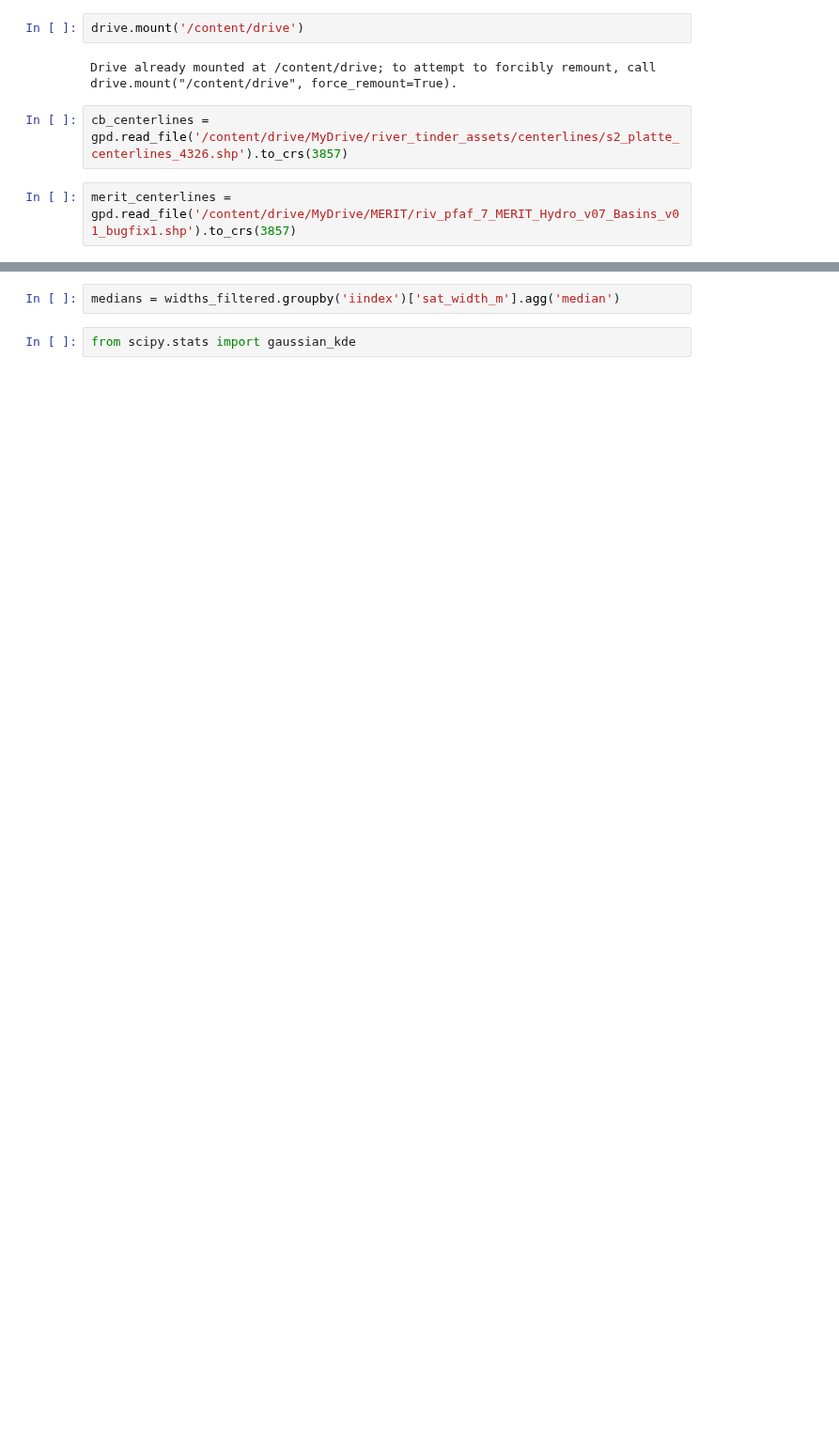
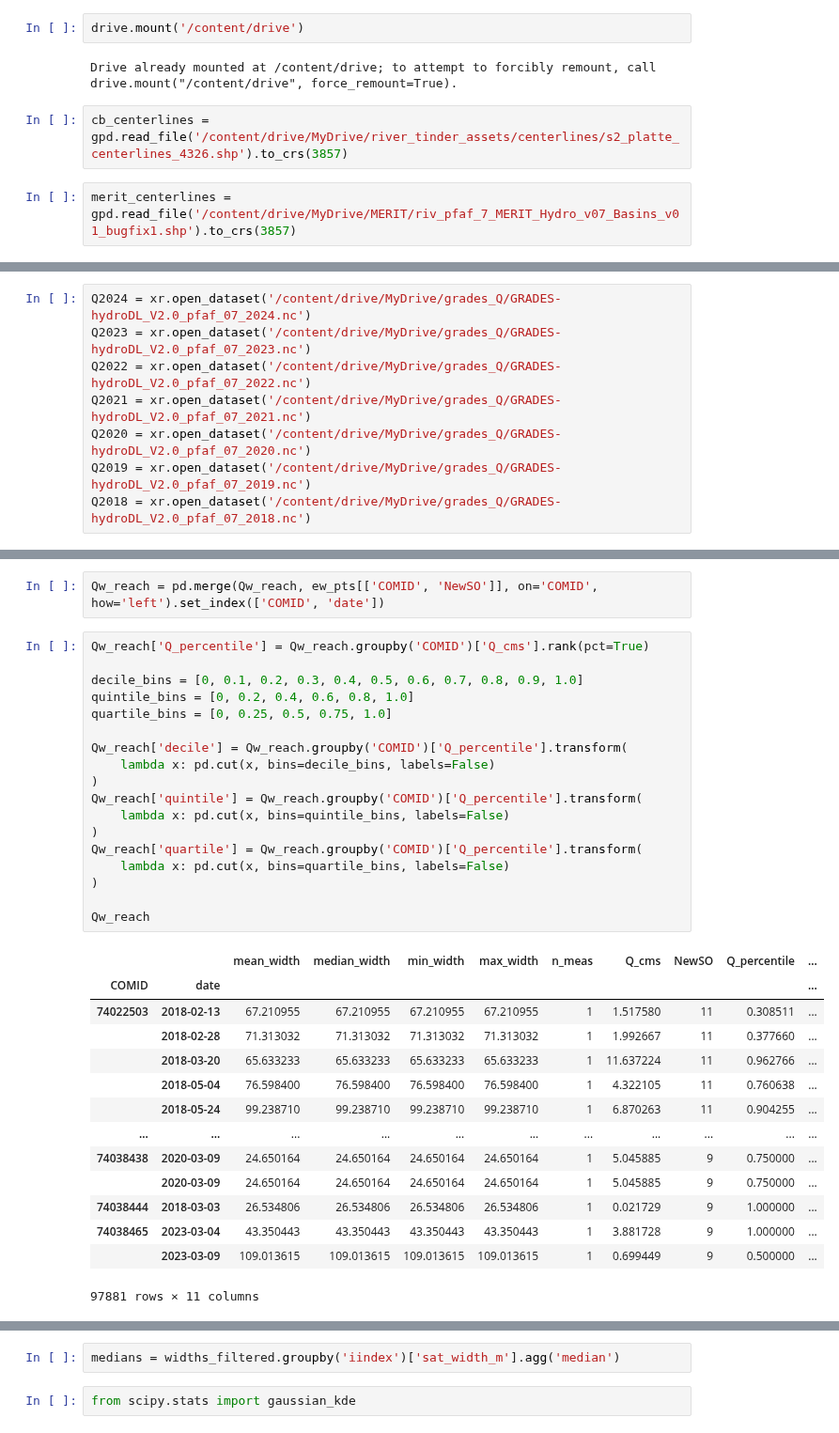
Before and after one commit to wherediddavidgo/multitemporal_RSSA, a Jupyter notebook: ew_distributions_AHG.ipynb, the cells around one changed output, grey strips where cells are left out. Shown at 94% size. Drawn from its saved outputs; the diff is of its cells as text; blank space fills up the shorter version.

```diff
--- a/ew_distributions_AHG.ipynb
+++ b/ew_distributions_AHG.ipynb
@@ -138,0 +112,8 @@ print(allos)
+# %%
+Q2024 = xr.open_dataset('/content/drive/MyDrive/grades_Q/GRADES-hydroDL_V2.0_pfaf_07_2024.nc')
+Q2023 = xr.open_dataset('/content/drive/MyDrive/grades_Q/GRADES-hydroDL_V2.0_pfaf_07_2023.nc')
+Q2022 = xr.open_dataset('/content/drive/MyDrive/grades_Q/GRADES-hydroDL_V2.0_pfaf_07_2022.nc')
+Q2021 = xr.open_dataset('/content/drive/MyDrive/grades_Q/GRADES-hydroDL_V2.0_pfaf_07_2021.nc')
+Q2020 = xr.open_dataset('/content/drive/MyDrive/grades_Q/GRADES-hydroDL_V2.0_pfaf_07_2020.nc')
+Q2019 = xr.open_dataset('/content/drive/MyDrive/grades_Q/GRADES-hydroDL_V2.0_pfaf_07_2019.nc')
+Q2018 = xr.open_dataset('/content/drive/MyDrive/grades_Q/GRADES-hydroDL_V2.0_pfaf_07_2018.nc')
@@ -155,0 +191,35 @@ Warning: Total number of columns (22) exceeds max_columns (20) limiting to first
+# %%
+Qw_reach = pd.merge(Qw_reach, ew_pts[['COMID', 'NewSO']], on='COMID', how='left').set_index(['COMID', 'date'])
+# %%
+Qw_reach['Q_percentile'] = Qw_reach.groupby('COMID')['Q_cms'].rank(pct=True)
+
+decile_bins = [0, 0.1, 0.2, 0.3, 0.4, 0.5, 0.6, 0.7, 0.8, 0.9, 1.0]
+quintile_bins = [0, 0.2, 0.4, 0.6, 0.8, 1.0]
+quartile_bins = [0, 0.25, 0.5, 0.75, 1.0]
+
+Qw_reach['decile'] = Qw_reach.groupby('COMID')['Q_percentile'].transform(
+    lambda x: pd.cut(x, bins=decile_bins, labels=False)
+)
+Qw_reach['quintile'] = Qw_reach.groupby('COMID')['Q_percentile'].transform(
+    lambda x: pd.cut(x, bins=quintile_bins, labels=False)
+)
+Qw_reach['quartile'] = Qw_reach.groupby('COMID')['Q_percentile'].transform(
+    lambda x: pd.cut(x, bins=quartile_bins, labels=False)
+)
+
+Qw_reach
+# %% [output]
+|  |  | mean_width | median_width | min_width | max_width | n_meas | Q_cms | NewSO | Q_percentile | ... |
+| COMID | date |  |  |  |  |  |  |  |  | ... |
+| 74022503 | 2018-02-13 | 67.210955 | 67.210955 | 67.210955 | 67.210955 | 1 | 1.517580 | 11 | 0.308511 | ... |
+|  | 2018-02-28 | 71.313032 | 71.313032 | 71.313032 | 71.313032 | 1 | 1.992667 | 11 | 0.377660 | ... |
+|  | 2018-03-20 | 65.633233 | 65.633233 | 65.633233 | 65.633233 | 1 | 11.637224 | 11 | 0.962766 | ... |
+|  | 2018-05-04 | 76.598400 | 76.598400 | 76.598400 | 76.598400 | 1 | 4.322105 | 11 | 0.760638 | ... |
+|  | 2018-05-24 | 99.238710 | 99.238710 | 99.238710 | 99.238710 | 1 | 6.870263 | 11 | 0.904255 | ... |
+| ... | ... | ... | ... | ... | ... | ... | ... | ... | ... | ... |
+| 74038438 | 2020-03-09 | 24.650164 | 24.650164 | 24.650164 | 24.650164 | 1 | 5.045885 | 9 | 0.750000 | ... |
+|  | 2020-03-09 | 24.650164 | 24.650164 | 24.650164 | 24.650164 | 1 | 5.045885 | 9 | 0.750000 | ... |
+| 74038444 | 2018-03-03 | 26.534806 | 26.534806 | 26.534806 | 26.534806 | 1 | 0.021729 | 9 | 1.000000 | ... |
+| 74038465 | 2023-03-04 | 43.350443 | 43.350443 | 43.350443 | 43.350443 | 1 | 3.881728 | 9 | 1.000000 | ... |
+|  | 2023-03-09 | 109.013615 | 109.013615 | 109.013615 | 109.013615 | 1 | 0.699449 | 9 | 0.500000 | ... |
+97881 rows × 11 columns
```
Also changed, not shown: parts of 24 cells of this notebook.
